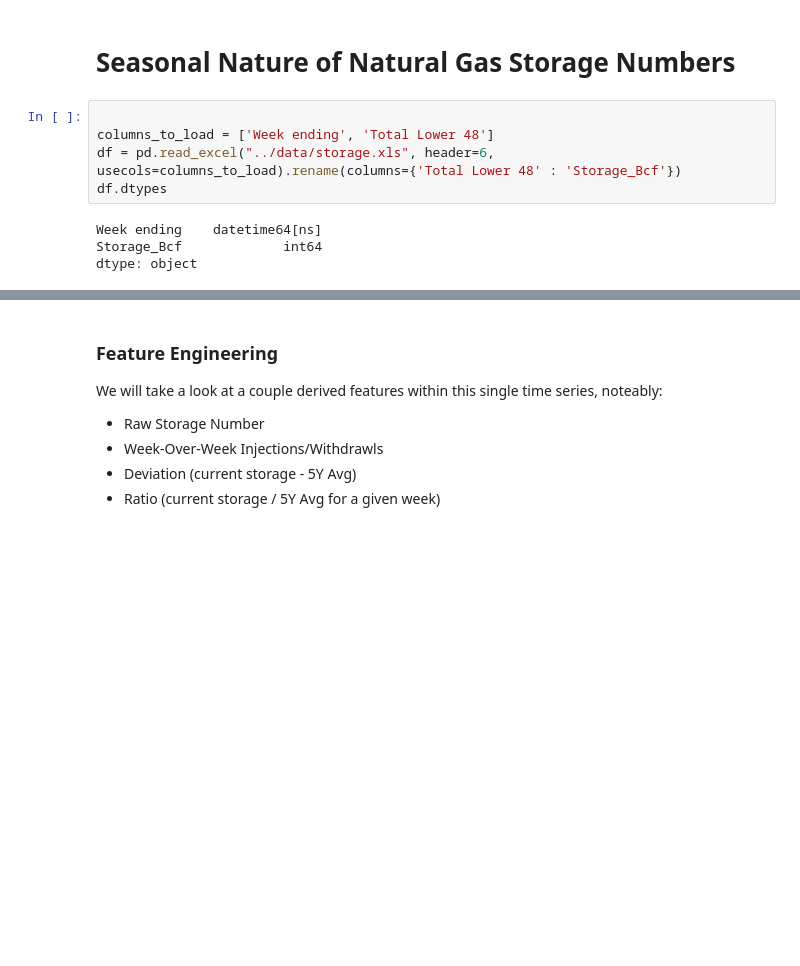
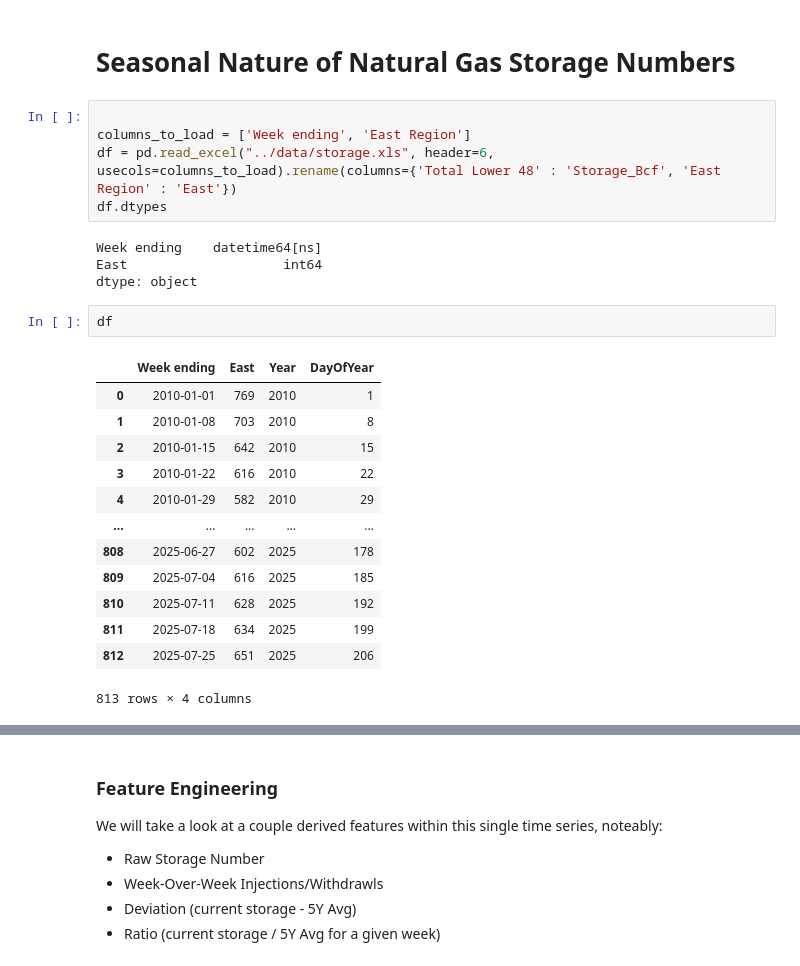
Before and after one commit to JCalago02/Nat-Gas-Model, a Jupyter notebook: notebooks/storage_features.ipynb, the cells around one changed output, grey strips where cells are left out. Saved outputs shown, nothing was run; the diff lists cells and outputs as text; blank space fills up the shorter version.

```diff
--- a/notebooks/storage_features.ipynb
+++ b/notebooks/storage_features.ipynb
@@ -17,13 +17,29 @@ from utils.plots import EDAPlots
 # Seasonal Nature of Natural Gas Storage Numbers
 # %%
 
-columns_to_load = ['Week ending', 'Total Lower 48']
-df = pd.read_excel("../data/storage.xls", header=6, usecols=columns_to_load).rename(columns={'Total Lower 48' : 'Storage_Bcf'})
+columns_to_load = ['Week ending', 'East Region']
+df = pd.read_excel("../data/storage.xls", header=6, usecols=columns_to_load).rename(columns={'Total Lower 48' : 'Storage_Bcf', 'East Region' : 'East'})
 df.dtypes
 # %% [output]
 Week ending    datetime64[ns]
-Storage_Bcf             int64
+East                    int64
 dtype: object
+# %%
+df
+# %% [output]
+|  | Week ending | East | Year | DayOfYear |
+| 0 | 2010-01-01 | 769 | 2010 | 1 |
+| 1 | 2010-01-08 | 703 | 2010 | 8 |
+| 2 | 2010-01-15 | 642 | 2010 | 15 |
+| 3 | 2010-01-22 | 616 | 2010 | 22 |
+| 4 | 2010-01-29 | 582 | 2010 | 29 |
+| ... | ... | ... | ... | ... |
+| 808 | 2025-06-27 | 602 | 2025 | 178 |
+| 809 | 2025-07-04 | 616 | 2025 | 185 |
+| 810 | 2025-07-11 | 628 | 2025 | 192 |
+| 811 | 2025-07-18 | 634 | 2025 | 199 |
+| 812 | 2025-07-25 | 651 | 2025 | 206 |
+813 rows × 4 columns
 # %%
 
 df['Year'] = df['Week ending'].dt.year
```
Also changed, not shown: parts of 1 cell of this notebook, 2 other files.
